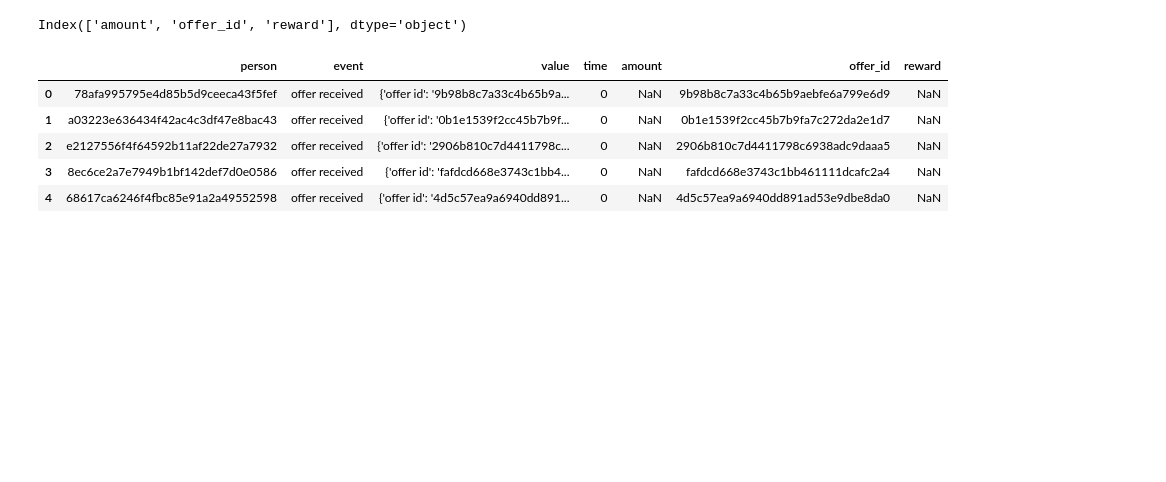
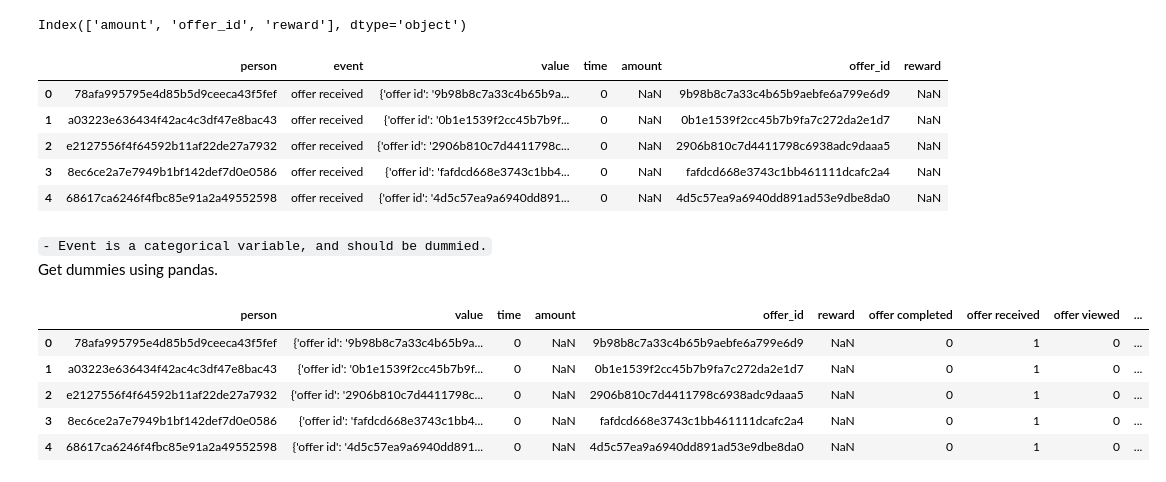
Before and after one commit to dletoneiva/recs_with_starbucks, a Jupyter notebook: data_wrangling.ipynb, the cells around one changed output. Saved outputs shown, nothing was run; the diff lists cells and outputs as text; code cells hidden in the pictures; blank space fills up the shorter version.

```diff
--- a/data_wrangling.ipynb
+++ b/data_wrangling.ipynb
@@ -342,3 +393,18 @@ transcript_clean.head()
 | 2 | e2127556f4f64592b11af22de27a7932 | offer received | {'offer id': '2906b810c7d4411798c... | 0 | NaN | 2906b810c7d4411798c6938adc9daaa5 | NaN |
 | 3 | 8ec6ce2a7e7949b1bf142def7d0e0586 | offer received | {'offer id': 'fafdcd668e3743c1bb4... | 0 | NaN | fafdcd668e3743c1bb461111dcafc2a4 | NaN |
 | 4 | 68617ca6246f4fbc85e91a2a49552598 | offer received | {'offer id': '4d5c57ea9a6940dd891... | 0 | NaN | 4d5c57ea9a6940dd891ad53e9dbe8da0 | NaN |
+# %% [markdown]
+`- Event is a categorical variable, and should be dummied.` <br>
+Get dummies using pandas.
+# %%
+event_type_dummies =  pd.get_dummies(transcript_clean['event'])
+transcript_clean = pd.concat([transcript_clean, event_type_dummies], axis=1)
+transcript_clean = transcript_clean.drop('event', axis = 1)
+transcript_clean.head()
+# %% [output]
+|  | person | value | time | amount | offer_id | reward | offer completed | offer received | offer viewed | ... |
+| 0 | 78afa995795e4d85b5d9ceeca43f5fef | {'offer id': '9b98b8c7a33c4b65b9a... | 0 | NaN | 9b98b8c7a33c4b65b9aebfe6a799e6d9 | NaN | 0 | 1 | 0 | ... |
+| 1 | a03223e636434f42ac4c3df47e8bac43 | {'offer id': '0b1e1539f2cc45b7b9f... | 0 | NaN | 0b1e1539f2cc45b7b9fa7c272da2e1d7 | NaN | 0 | 1 | 0 | ... |
+| 2 | e2127556f4f64592b11af22de27a7932 | {'offer id': '2906b810c7d4411798c... | 0 | NaN | 2906b810c7d4411798c6938adc9daaa5 | NaN | 0 | 1 | 0 | ... |
+| 3 | 8ec6ce2a7e7949b1bf142def7d0e0586 | {'offer id': 'fafdcd668e3743c1bb4... | 0 | NaN | fafdcd668e3743c1bb461111dcafc2a4 | NaN | 0 | 1 | 0 | ... |
+| 4 | 68617ca6246f4fbc85e91a2a49552598 | {'offer id': '4d5c57ea9a6940dd891... | 0 | NaN | 4d5c57ea9a6940dd891ad53e9dbe8da0 | NaN | 0 | 1 | 0 | ... |
```
Also changed, not shown: parts of 22 cells of this notebook, 4 other files.
